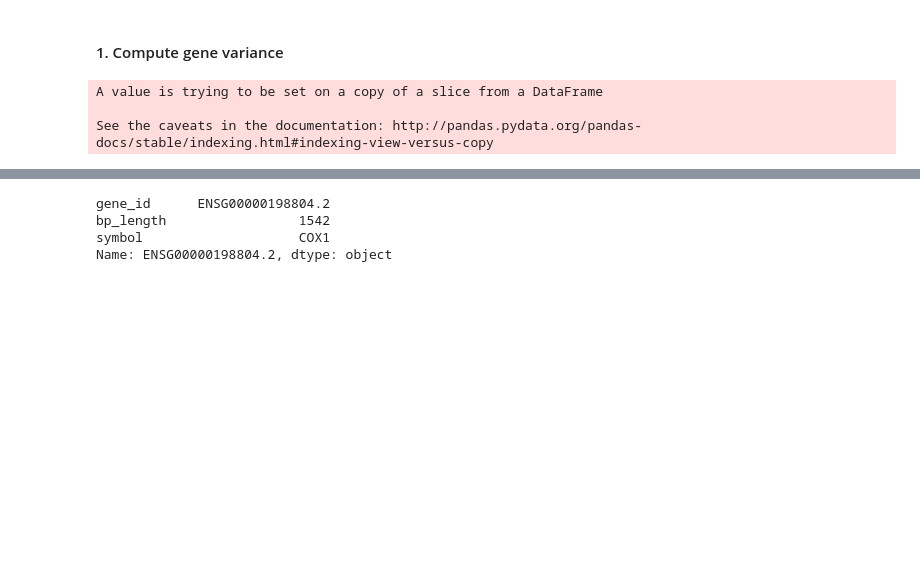
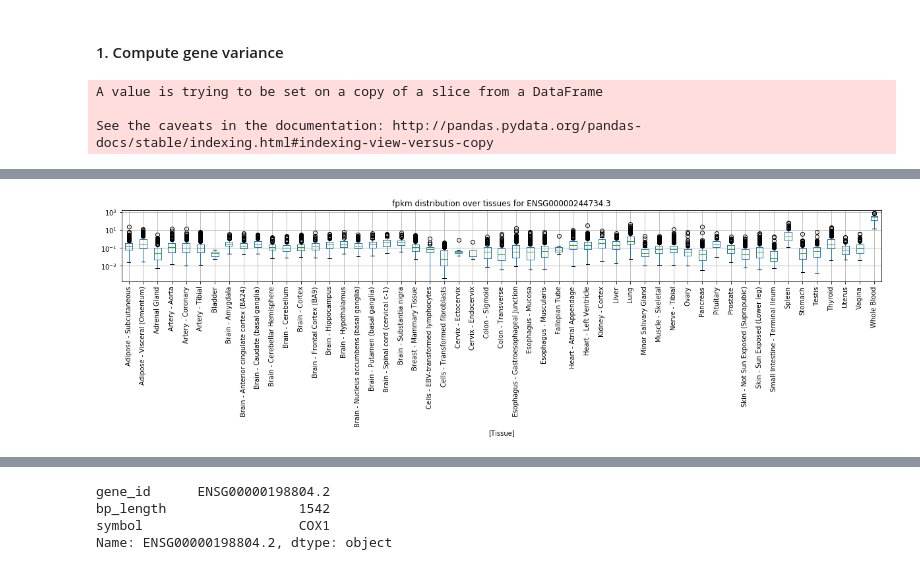
Before and after one commit to gagneurlab/rep, a Jupyter notebook: notebooks/models/gtex_analysis.ipynb, the cells around one changed output, grey strips where cells are left out. Drawn from its saved outputs; the diff is of its cells as text; code cells hidden in the pictures; blank space fills up the shorter version.

```diff
--- a/notebooks/models/gtex_analysis.ipynb
+++ b/notebooks/models/gtex_analysis.ipynb
@@ -55,0 +89,18 @@ plt.legend()
+# %%
+# check for which tissues the 'ENSG00000244734.3' varies the most...
+tissues = list(set(gtex.var['Tissue'].tolist()))
+df = pd.DataFrame(columns=['Value','Tissue'])
+gtex_tmp = gtex['ENSG00000244734.3']
+for t in tissues:
+    arr = gtex_tmp[:,gtex.var['Tissue'] == t].X
+    for val in arr:
+        df = df.append({'Value': val, 'Tissue': t}, ignore_index=True)
+# %%
+df.boxplot(by='Tissue',figsize=(20,2),rot=90)
+title_boxplot = 'fpkm distribution over tissues for ENSG00000244734.3'
+plt.title( title_boxplot )
+plt.suptitle('') # that's what you're after
+plt.yscale('log')
+plt.show()
+# %% [output]
+[figure, added]
```
Also changed, not shown: parts of 13 cells of this notebook, 8 other files.
